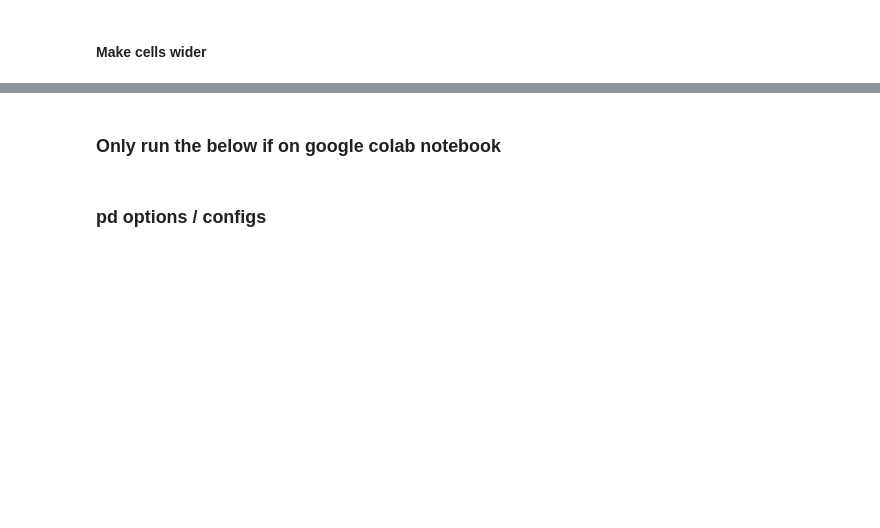
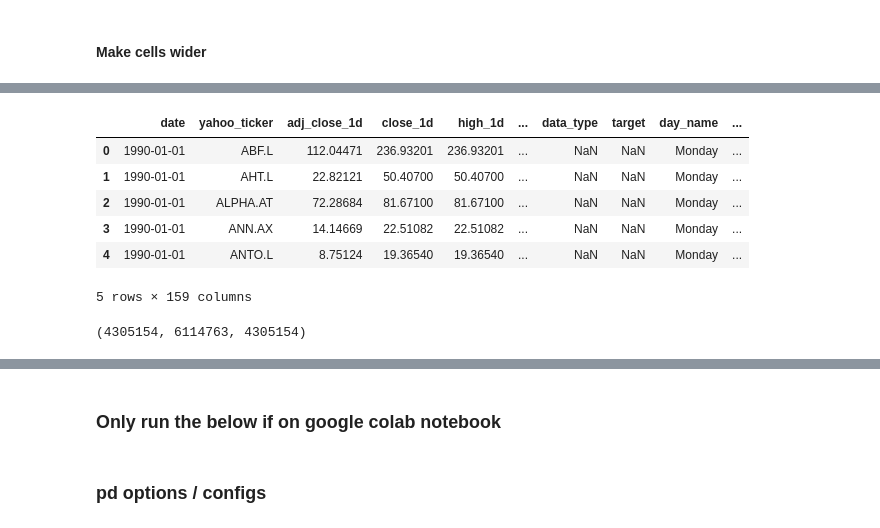
Before and after one commit to melgazar9/trading, a Jupyter notebook: numerai/dev/notebooks/build_numerai_dataset.ipynb, the cells around one changed output, grey strips where cells are left out. Cells and saved outputs as stored; diff of their text form; code cells hidden in the pictures; blank space fills up the shorter version.

```diff
--- a/numerai/dev/notebooks/build_numerai_dataset.ipynb
+++ b/numerai/dev/notebooks/build_numerai_dataset.ipynb
@@ -41,0 +92,13 @@ display(HTML("<style>.container { width:100% !important; }</style>"))
+# %%
+### Download or load in yahoo finance data in the expected numerai format using the yfinance library ###
+# Yahoo Finance wrappers: https://github.com/ranaroussi/yfinance and https://pypi.org/project/yfinance/.
+# Downloading ~2 hours on a single-thread
+
+if DOWNLOAD_YAHOO_DATA:
+    df_yahoo = download_yfinance_data(list(ticker_map['yahoo']), **DOWNLOAD_YFINANCE_DATA_PARAMS) # all valid yahoo tickers
+else: # read in file
+    if YAHOO_READ_FILEPATH.lower().endswith('pq') or YAHOO_READ_FILEPATH.lower().endswith('parquet'):
+        df_yahoo = dd.read_parquet(YAHOO_READ_FILEPATH, DASK_NPARTITIONS=DASK_NPARTITIONS).compute()
+    elif YAHOO_READ_FILEPATH.lower().endswith('feather'):
+        df_yahoo = pd.read_feather(YAHOO_READ_FILEPATH)
+# df_yahoo = df_yahoo.tail(1000000)# debugging
@@ -41,0 +177,18 @@ display(HTML("<style>.container { width:100% !important; }</style>"))
+# %%
+df_yahoo['day_name'] = pd.to_datetime(df_yahoo['date'], format='%Y%m%d').dt.day_name()
+df_yahoo['friday_date_name'] = pd.to_datetime(df_yahoo['friday_date'], format='%Y%m%d').dt.day_name()
+df_yahoo['is_friday'] = 0
+df_yahoo.loc[df_yahoo['day_name'].str.lower() == 'friday', 'is_friday'] = 1
+df_yahoo.head()
+# %% [output]
+|  | date | yahoo_ticker | adj_close_1d | close_1d | high_1d | ... | data_type | target | day_name | ... |
+| 0 | 1990-01-01 | ABF.L | 112.04471 | 236.93201 | 236.93201 | ... | NaN | NaN | Monday | ... |
+| 1 | 1990-01-01 | AHT.L | 22.82121 | 50.40700 | 50.40700 | ... | NaN | NaN | Monday | ... |
+| 2 | 1990-01-01 | ALPHA.AT | 72.28684 | 81.67100 | 81.67100 | ... | NaN | NaN | Monday | ... |
+| 3 | 1990-01-01 | ANN.AX | 14.14669 | 22.51082 | 22.51082 | ... | NaN | NaN | Monday | ... |
+| 4 | 1990-01-01 | ANTO.L | 8.75124 | 19.36540 | 19.36540 | ... | NaN | NaN | Monday | ... |
+5 rows × 159 columns
+# %%
+df_yahoo['friday_date'].notnull().sum(), df_yahoo['is_friday'].sum(), df_yahoo[df_yahoo['target'].notnull()]['is_friday'].sum()
+# %% [output]
+(4305154, 6114763, 4305154)
```
Also changed, not shown: parts of 12 cells of this notebook, 13 other files.
